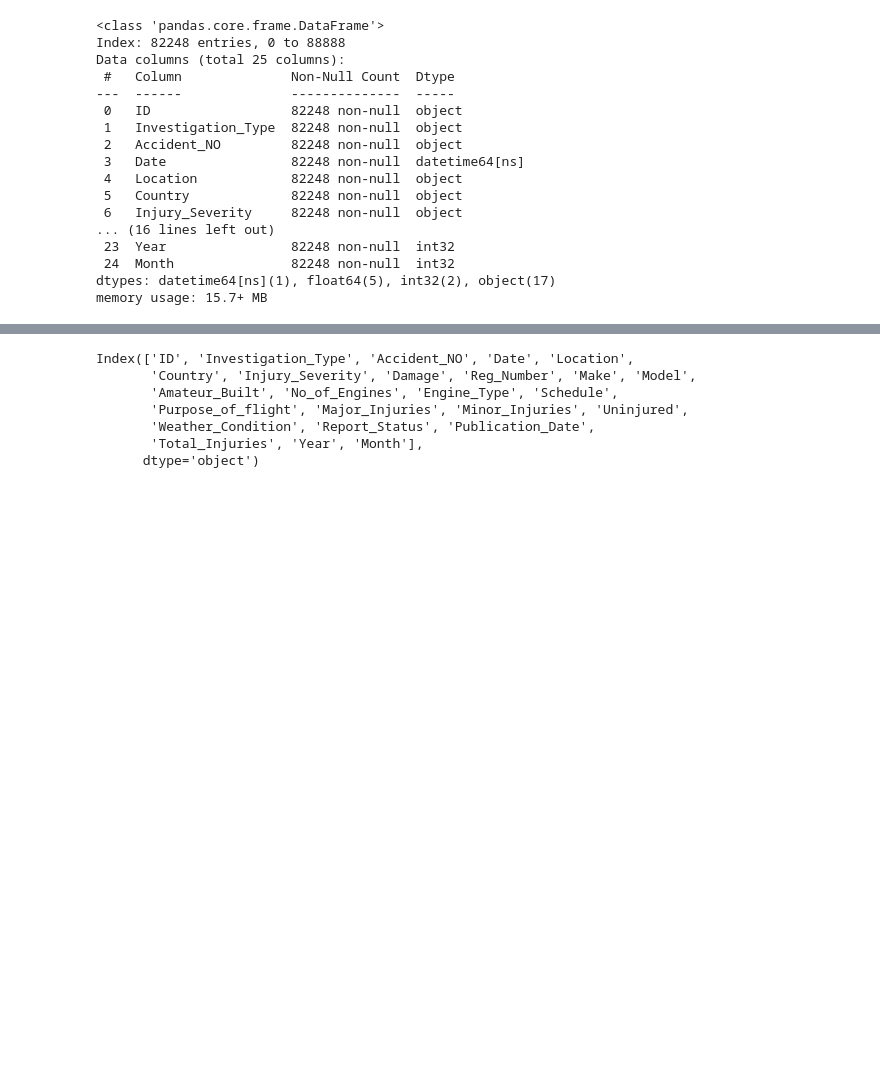
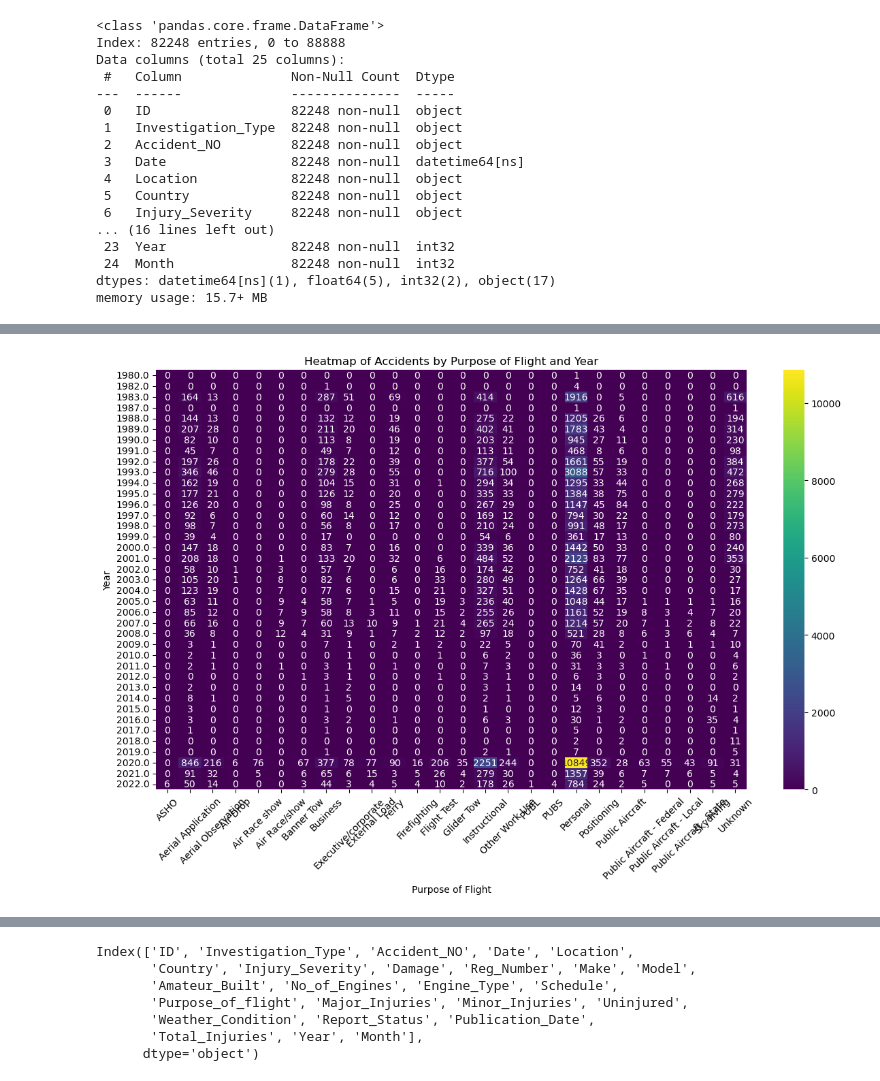
Before and after one commit to Mulwajoseph/Flight-Damage-Stats, a Jupyter notebook: joseph.ipynb, the cells around one changed output, grey strips where cells are left out. Drawn from its saved outputs; the diff is of its cells as text; code cells hidden in the pictures; blank space fills up the shorter version.

```diff
--- a/joseph.ipynb
+++ b/joseph.ipynb
@@ -894,0 +939,14 @@ Name: No_of_Engines, dtype: float64
+# %%
+
+# Group by Year and Purpose_of_flight to get the count of accidents
+purpose_by_year = USData.groupby(['Year', 'Purpose_of_flight']).size().unstack(fill_value=0)
+
+plt.figure(figsize=(14, 8))
+sns.heatmap(purpose_by_year, cmap='viridis', annot=True, fmt='d')
+plt.title('Heatmap of Accidents by Purpose of Flight and Year')
+plt.xlabel('Purpose of Flight')
+plt.ylabel('Year')
+plt.xticks(rotation=45)
+plt.show()
+# %% [output]
+[figure, added]
```
Also changed, not shown: parts of 21 cells of this notebook.
